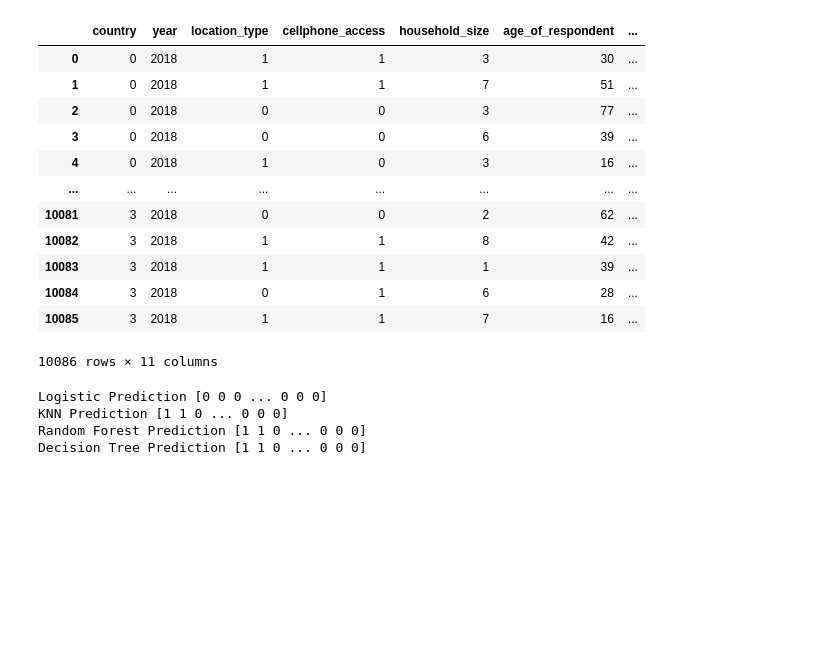
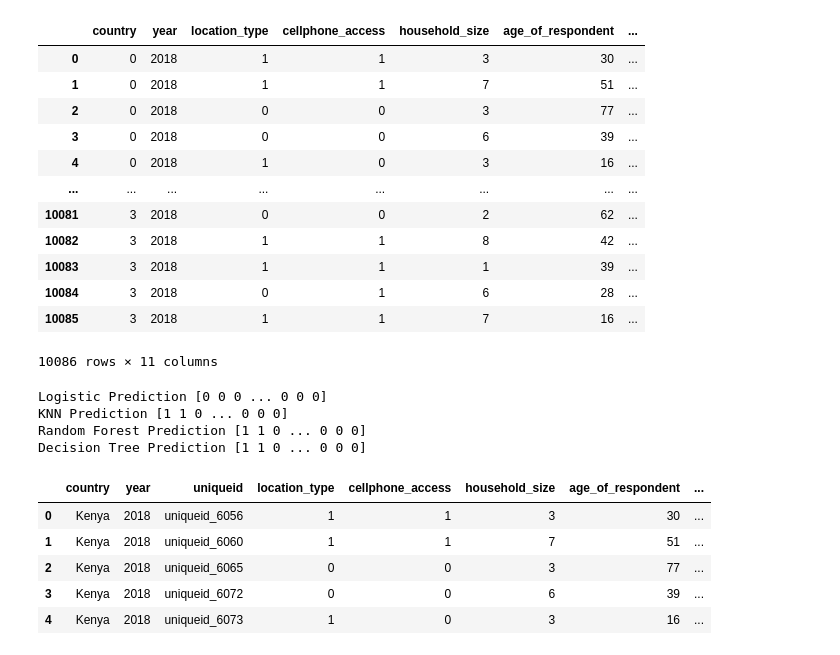
Before and after one commit to camelabs/learning, a Jupyter notebook: ML_TRAIN.ipynb, the cells around one changed output. Saved outputs shown, nothing was run; the diff lists cells and outputs as text; code cells hidden in the pictures; blank space fills up the shorter version.

```diff
--- a/ML_TRAIN.ipynb
+++ b/ML_TRAIN.ipynb
@@ -257,3 +257,20 @@ Logistic Prediction [0 0 0 ... 0 0 0]
 KNN Prediction [1 1 0 ... 0 0 0]
 Random Forest Prediction [1 1 0 ... 0 0 0]
 Decision Tree Prediction [1 1 0 ... 0 0 0]
+# %%
+#Assigning prediction to variable mypredict
+mypredict = dt_pred
+# %%
+test["bank_account"]= mypredict
+# %%
+#Changing the numerical data into categorical data
+test['country'].replace([0,1,2,3],['Kenya','Rwanda','Tanzania','Uganda'],inplace=True)
+# %%
+test.head()
+# %% [output]
+|  | country | year | uniqueid | location_type | cellphone_access | household_size | age_of_respondent | ... |
+| 0 | Kenya | 2018 | uniqueid_6056 | 1 | 1 | 3 | 30 | ... |
+| 1 | Kenya | 2018 | uniqueid_6060 | 1 | 1 | 7 | 51 | ... |
+| 2 | Kenya | 2018 | uniqueid_6065 | 0 | 0 | 3 | 77 | ... |
+| 3 | Kenya | 2018 | uniqueid_6072 | 0 | 0 | 6 | 39 | ... |
+| 4 | Kenya | 2018 | uniqueid_6073 | 1 | 0 | 3 | 16 | ... |
```
Also changed, not shown: parts of 3 cells of this notebook.
